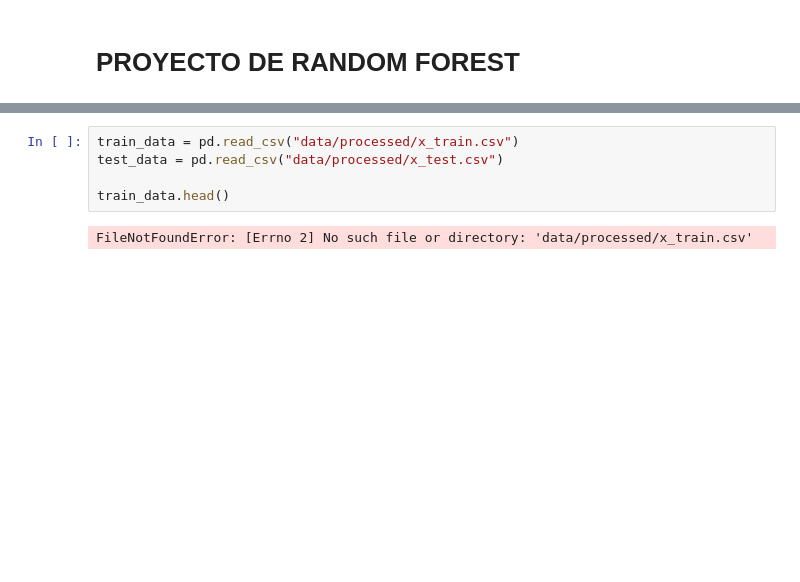
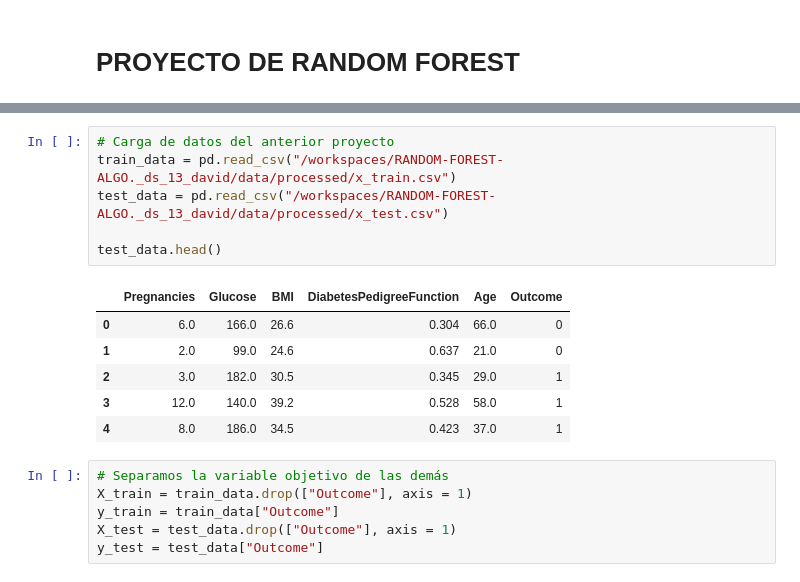
Before and after one commit to 4GeeksAcademy/RANDOM-FOREST-ALGO._ds_13_david, a Jupyter notebook: src/explore.ipynb, the cells around one changed output, grey strips where cells are left out. Saved outputs shown, nothing was run; the diff lists cells and outputs as text; blank space fills up the shorter version.

```diff
--- a/src/explore.ipynb
+++ b/src/explore.ipynb
@@ -8,7 +21,19 @@ import pandas as pd
 # %%
-train_data = pd.read_csv("data/processed/x_train.csv")
-test_data = pd.read_csv("data/processed/x_test.csv")
+# Carga de datos del anterior proyecto
+train_data = pd.read_csv("/workspaces/RANDOM-FOREST-ALGO._ds_13_david/data/processed/x_train.csv")
+test_data = pd.read_csv("/workspaces/RANDOM-FOREST-ALGO._ds_13_david/data/processed/x_test.csv")
 
-train_data.head()
+test_data.head()
 # %% [output]
-FileNotFoundError: [Errno 2] No such file or directory: 'data/processed/x_train.csv'
+|  | Pregnancies | Glucose | BMI | DiabetesPedigreeFunction | Age | Outcome |
+| 0 | 6.0 | 166.0 | 26.6 | 0.304 | 66.0 | 0 |
+| 1 | 2.0 | 99.0 | 24.6 | 0.637 | 21.0 | 0 |
+| 2 | 3.0 | 182.0 | 30.5 | 0.345 | 29.0 | 1 |
+| 3 | 12.0 | 140.0 | 39.2 | 0.528 | 58.0 | 1 |
+| 4 | 8.0 | 186.0 | 34.5 | 0.423 | 37.0 | 1 |
+# %%
+# Separamos la variable objetivo de las demás
+X_train = train_data.drop(["Outcome"], axis = 1)
+y_train = train_data["Outcome"]
+X_test = test_data.drop(["Outcome"], axis = 1)
+y_test = test_data["Outcome"]
```
Also changed, not shown: parts of 7 cells of this notebook, 1 other file.
